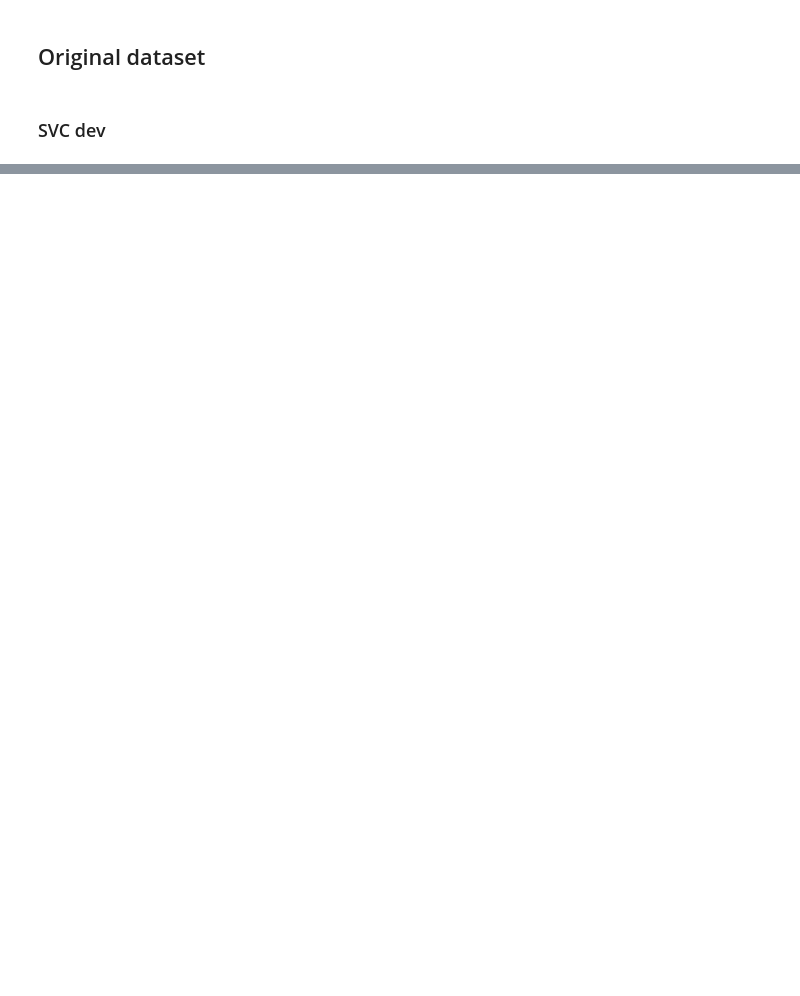
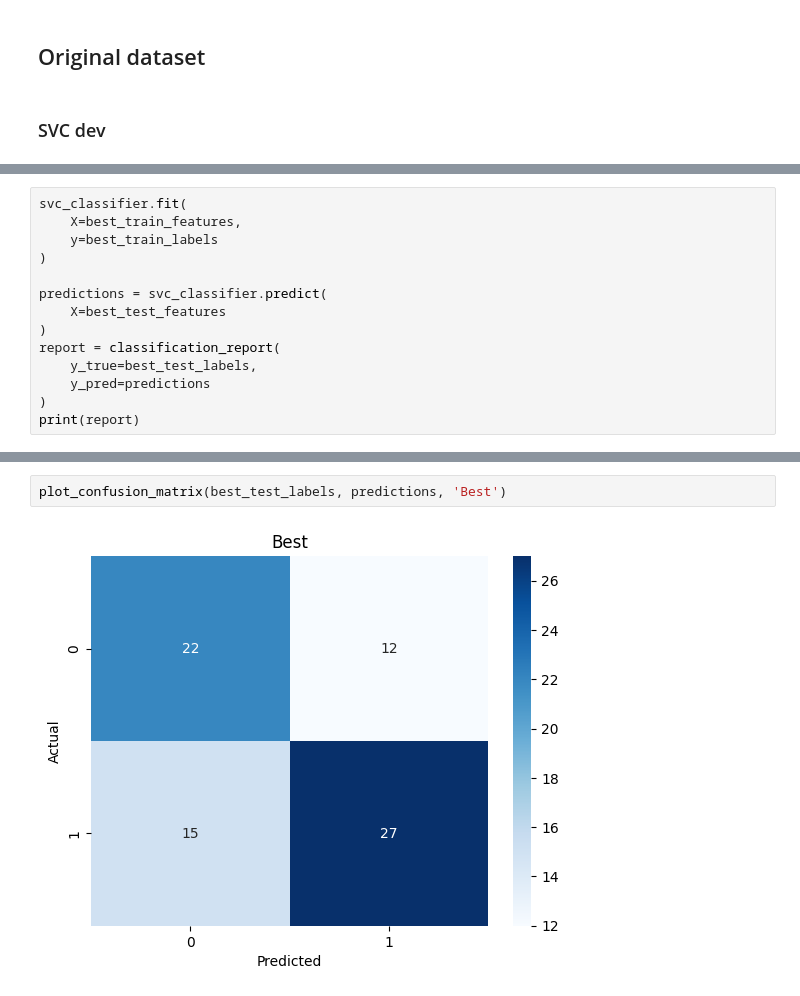
Before and after one commit to EmD4blju/breast_cancer_prognosis, a Jupyter notebook: jupyter_notebook/svm_notebook.ipynb, the cells around one changed output, grey strips where cells are left out. Cells and saved outputs as stored; diff of their text form; blank space fills up the shorter version.

```diff
--- a/jupyter_notebook/svm_notebook.ipynb
+++ b/jupyter_notebook/svm_notebook.ipynb
@@ -75,0 +134,14 @@ weighted avg       0.68      0.66      0.65        76
+# %%
+svc_classifier.fit(
+    X=best_train_features,
+    y=best_train_labels
+)
+
+predictions = svc_classifier.predict(
+    X=best_test_features
+)
+report = classification_report(
+    y_true=best_test_labels,
+    y_pred=predictions
+)
+print(report)
@@ -75,0 +157,4 @@ weighted avg       0.68      0.66      0.65        76
+# %%
+plot_confusion_matrix(best_test_labels, predictions, 'Best')
+# %% [output]
+[figure, added]
```
Also changed, not shown: parts of 11 cells of this notebook, 2 other files.
